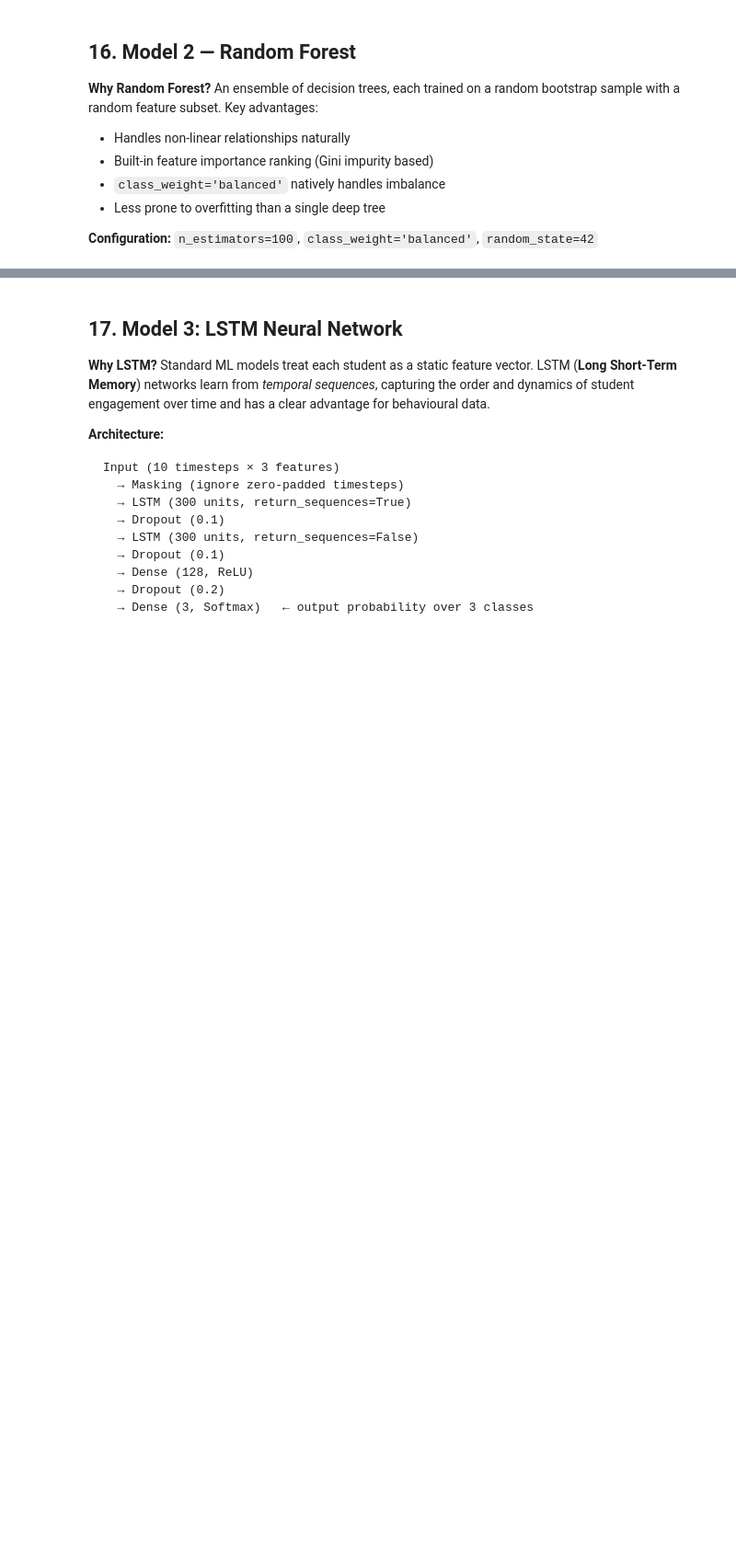
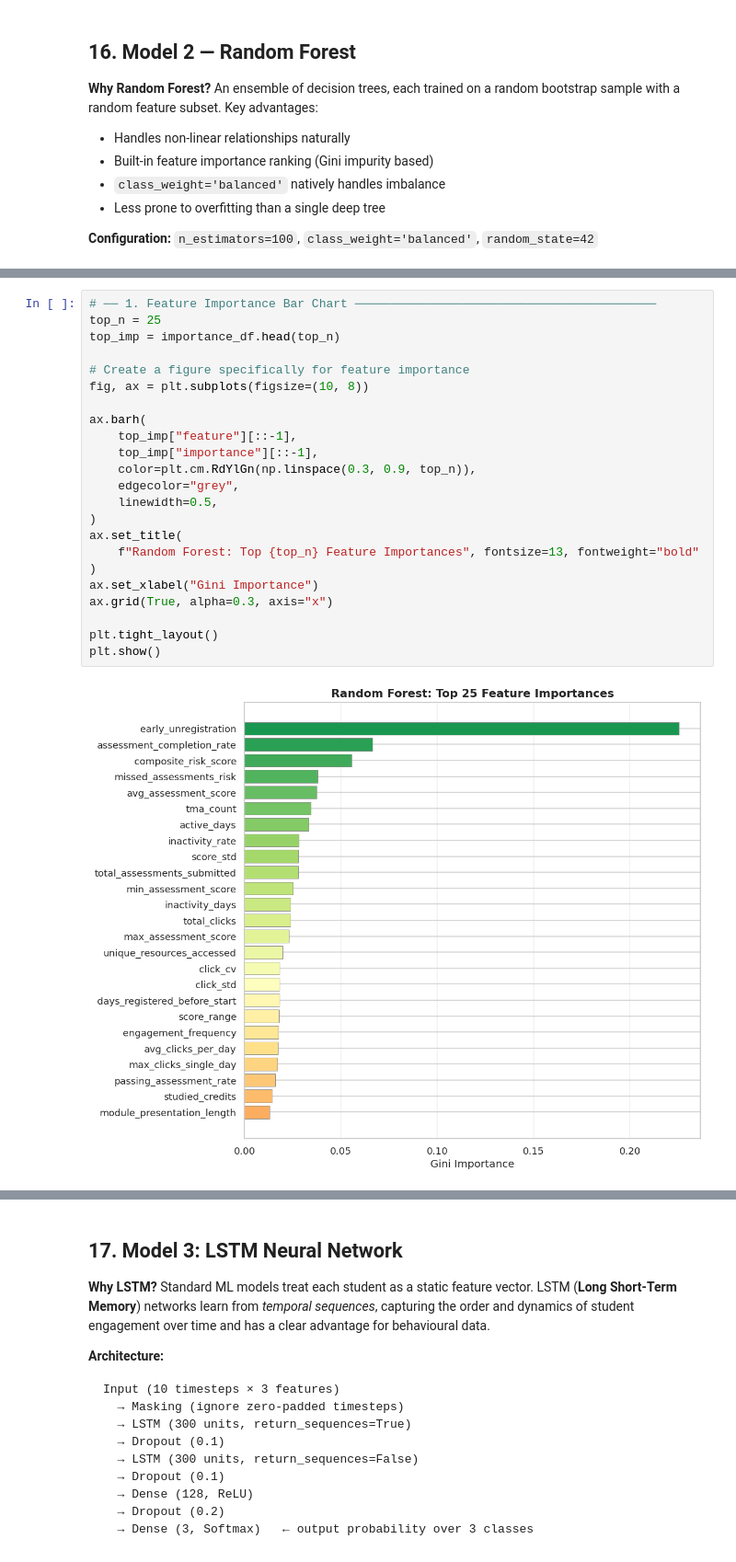
Before and after one commit to nl-codes/6CS030-Big-Data, a Jupyter notebook: assessment/dataset/oulad/oulad-classification.ipynb, the cells around one changed output, grey strips where cells are left out. Shown at 92% size. Drawn from its saved outputs; the diff is of its cells as text; blank space fills up the shorter version.

```diff
--- a/assessment/dataset/oulad/oulad-classification.ipynb
+++ b/assessment/dataset/oulad/oulad-classification.ipynb
@@ -1599,4 +1599,29 @@ Training time: 2.752s
 days_registered_before_start    0.017958
                  score_range    0.017822
         engagement_frequency    0.017494
+# %%
+# ── 1. Feature Importance Bar Chart ──────────────────────────────────────────
+top_n = 25
+top_imp = importance_df.head(top_n)
+
+# Create a figure specifically for feature importance
+fig, ax = plt.subplots(figsize=(10, 8))
+
+ax.barh(
+    top_imp["feature"][::-1],
+    top_imp["importance"][::-1],
+    color=plt.cm.RdYlGn(np.linspace(0.3, 0.9, top_n)),
+    edgecolor="grey",
+    linewidth=0.5,
+)
+ax.set_title(
+    f"Random Forest: Top {top_n} Feature Importances", fontsize=13, fontweight="bold"
+)
+ax.set_xlabel("Gini Importance")
+ax.grid(True, alpha=0.3, axis="x")
+
+plt.tight_layout()
+plt.show()
+# %% [output]
+[figure, added]
 # %%
```
Also changed, not shown: parts of 23 cells of this notebook.
